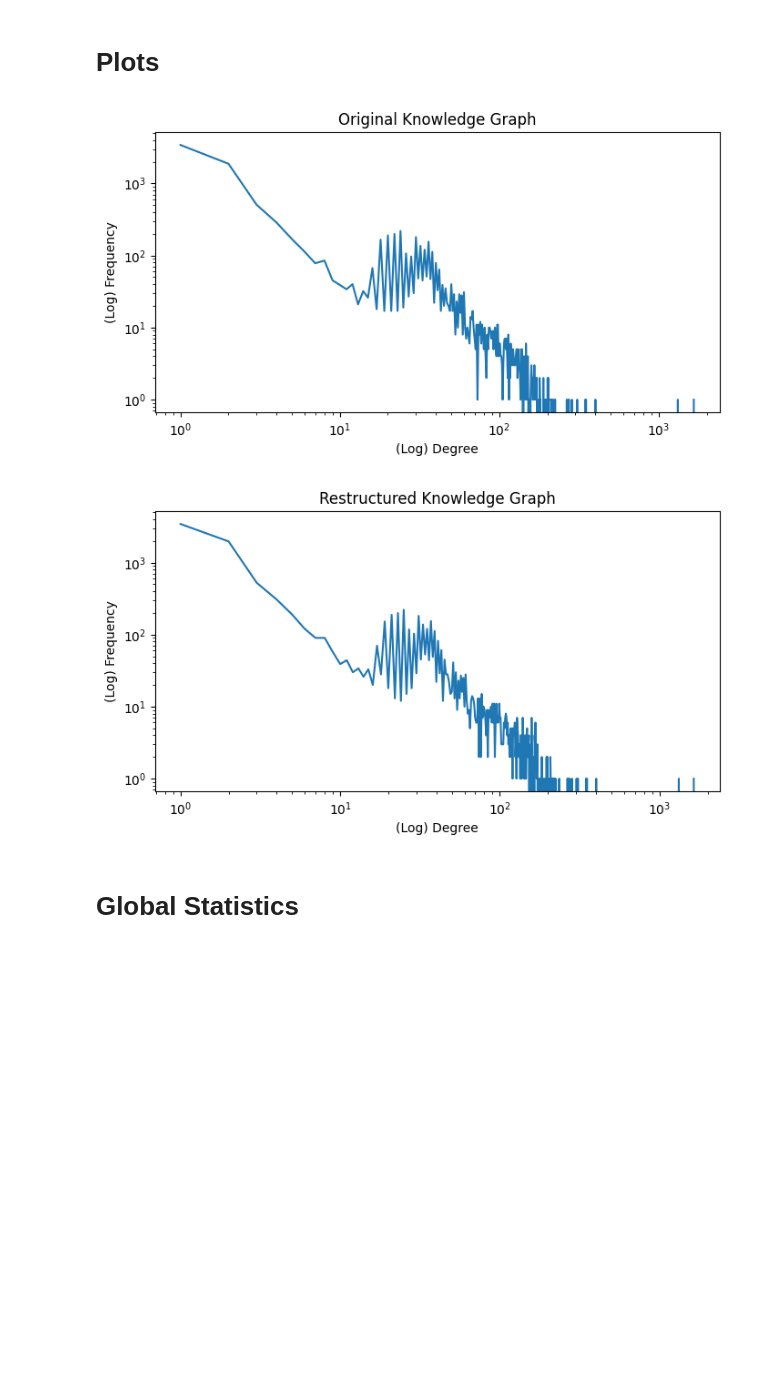
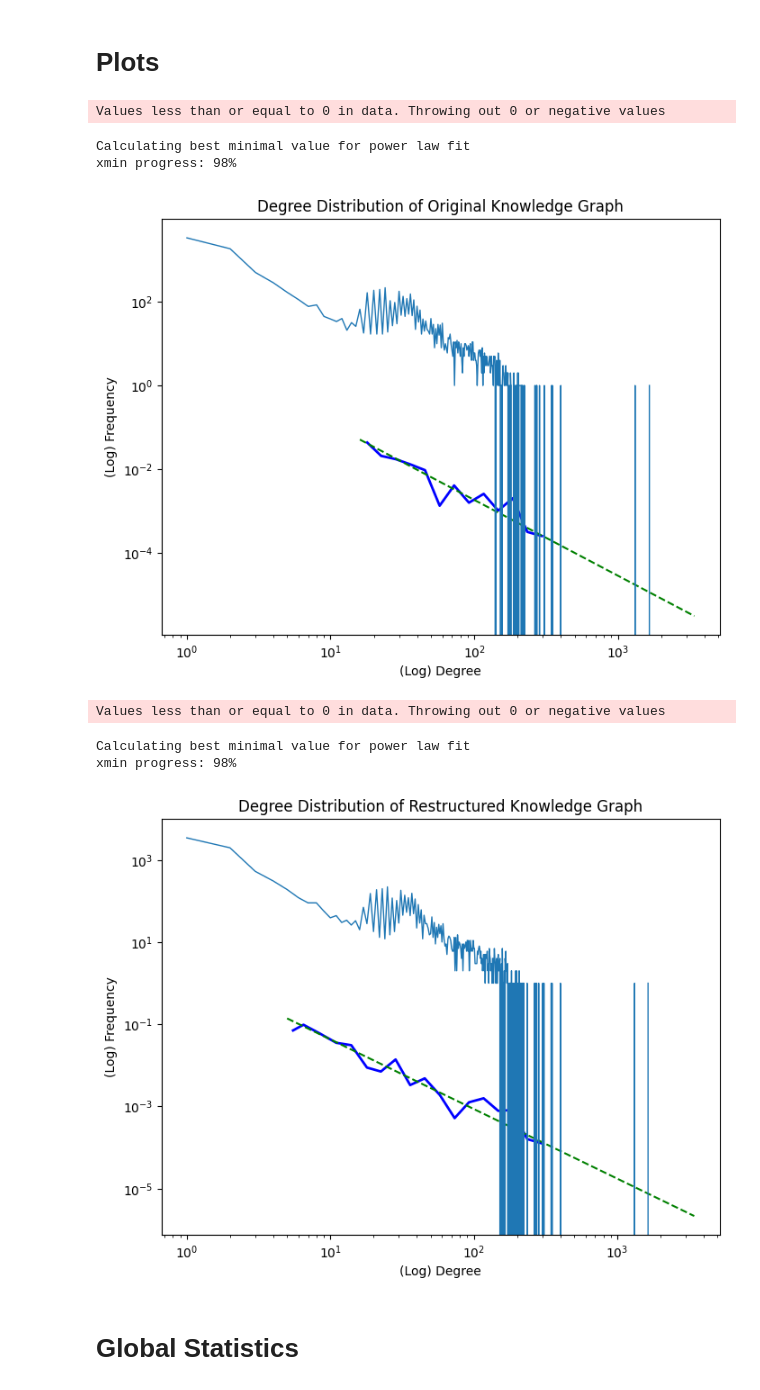
Before and after one commit to rosazwart/XAIFO-ThesisProject, a Jupyter notebook: analyser.ipynb, the cells around one changed output. Drawn from its saved outputs; the diff is of its cells as text; code cells hidden in the pictures; blank space fills up the shorter version.

Commit message:
added power law distribution fit to degree distributions

```diff
--- a/analyser.ipynb
+++ b/analyser.ipynb
@@ -311,20 +313,40 @@ nx.write_gexf(G2, "g2.gexf")
 # %%
 def plot_degree_histogram(G, title):
     degree_freq = nx.degree_histogram(G)
+
+    sorted_degree_freq = sorted(degree_freq, reverse=True)
+    fit = powerlaw.Fit(sorted_degree_freq)
+
+    plt.figure(figsize=(8, 6))
+
+    fig = fit.plot_pdf(color='b', linewidth=2)
+    fit.power_law.plot_pdf(color='g', linestyle='--', ax=fig)
+
+    alpha = '{:.2f}'.format(fit.power_law.alpha)
+
+    fig.set_title(f'{title} Fit Onto Power Law with α={alpha}', fontdict={'fontsize': 10})
+
     degrees = range(len(degree_freq))
 
-    plt.figure(figsize=(8, 4))
-    plt.loglog(degrees[1:], degree_freq[1:])
+    plt.figure(figsize=(8, 6))
+
+    plt.loglog(degrees[1:], degree_freq[1:], linewidth = '1')
     plt.xlabel('(Log) Degree')
     plt.ylabel('(Log) Frequency')
     plt.title(title)
     plt.show()
 # %%
-plot_degree_histogram(G1, 'Original Knowledge Graph')
-plot_degree_histogram(G2, 'Restructured Knowledge Graph')
+plot_degree_histogram(G1, 'Degree Distribution of Original Knowledge Graph')
+plot_degree_histogram(G2, 'Degree Distribution of Restructured Knowledge Graph')
 # %% [output]
+Values less than or equal to 0 in data. Throwing out 0 or negative values
+Calculating best minimal value for power law fit
+xmin progress: 98%
-[figure, old version]
+[figure, new version]
+Values less than or equal to 0 in data. Throwing out 0 or negative values
+Calculating best minimal value for power law fit
+xmin progress: 98%
-[figure, old version]
+[figure, new version]
 # %% [markdown]
 # Global Statistics
 # %% [markdown]
```
Also changed, not shown: parts of 7 cells of this notebook, 6 other files.
